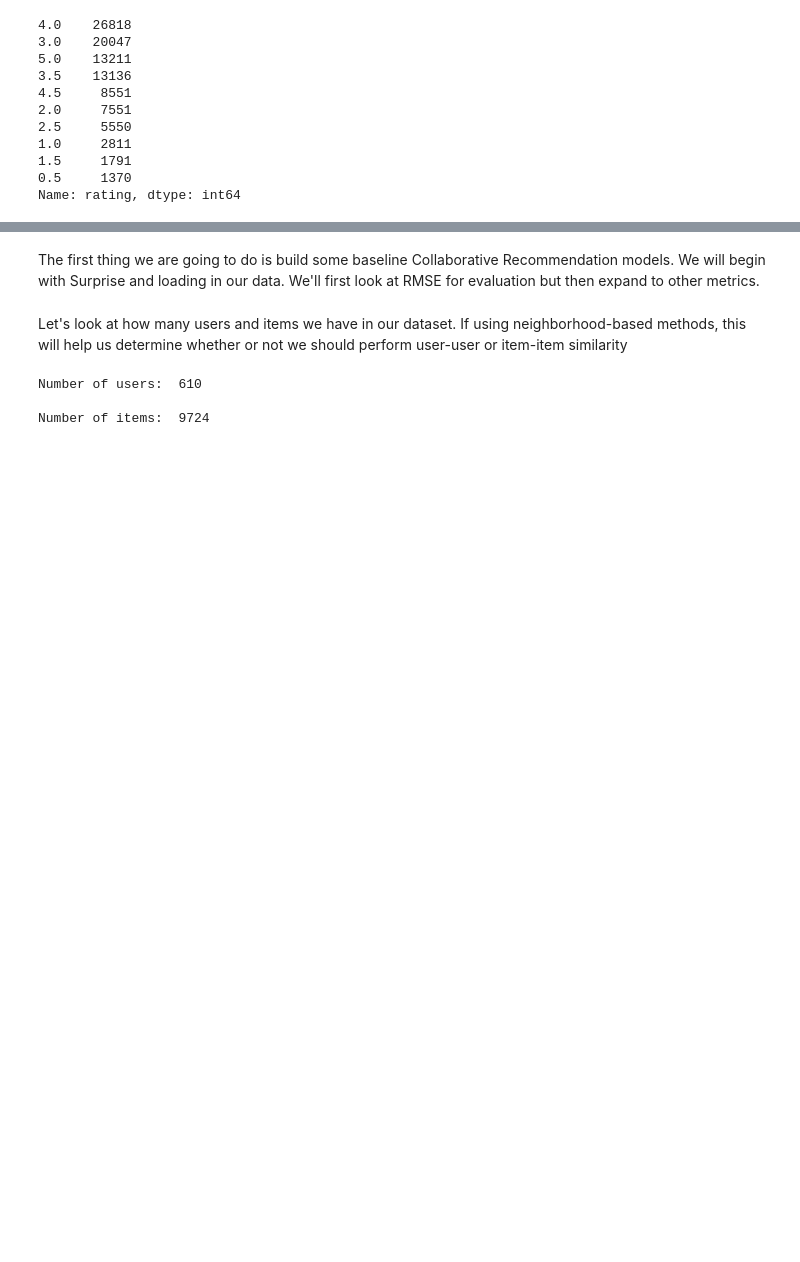
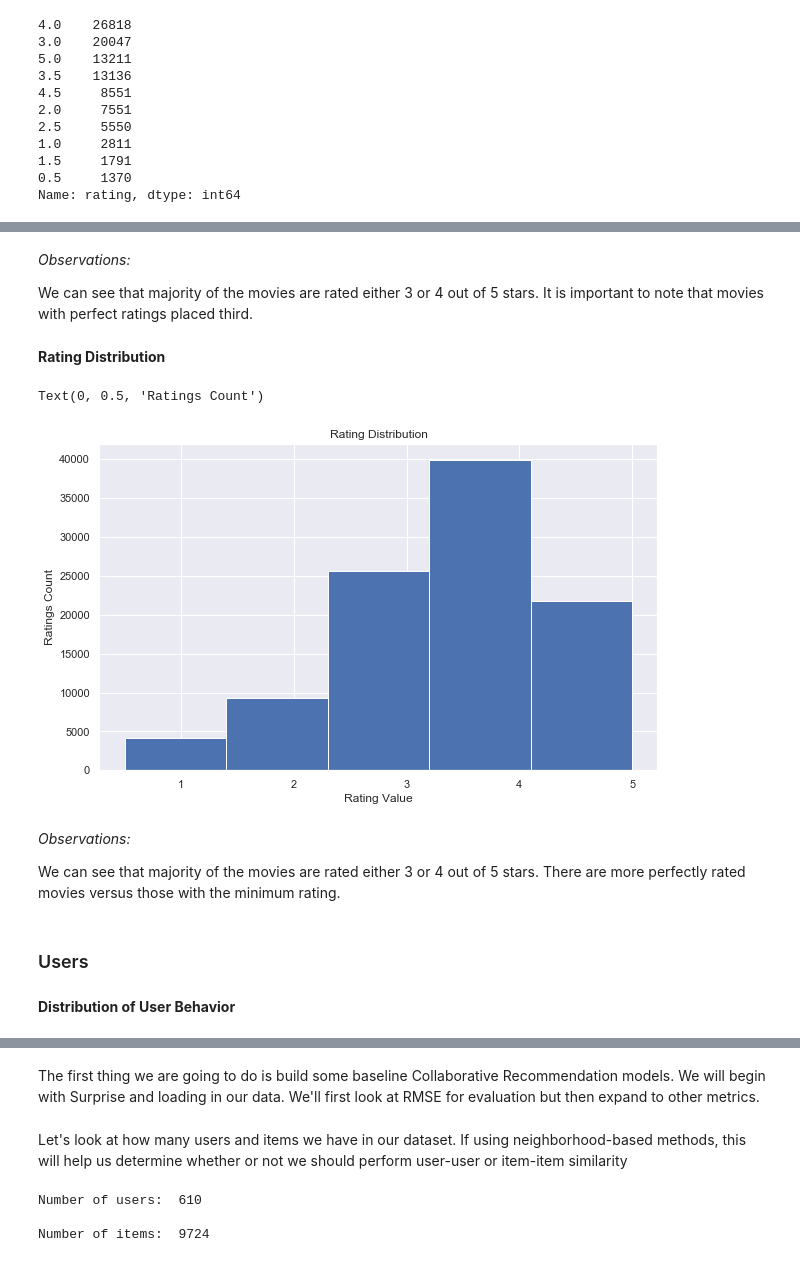
Before and after one commit to CaryMosley/Mod4ProjectRecommendation, a Jupyter notebook: RecSystem.ipynb, the cells around one changed output, grey strips where cells are left out. Cells and saved outputs as stored; diff of their text form; code cells hidden in the pictures; blank space fills up the shorter version.

```diff
--- a/RecSystem.ipynb
+++ b/RecSystem.ipynb
@@ -156,0 +253,23 @@ plt.show()
+# %% [markdown]
+*Observations:*
+
+We can see that majority of the movies are rated either 3 or 4 out of 5 stars. It is important to note that movies with perfect ratings placed third.
+# %% [markdown]
+**Rating Distribution**
+# %%
+plt.figure(figsize=(10,6))
+plt.hist(ratings_df['rating'], bins = 5)
+plt.title('Rating Distribution')
+plt.xlabel('Rating Value')
+plt.ylabel('Ratings Count')
+# %% [output]
+Text(0, 0.5, 'Ratings Count')
+[figure, added]
+# %% [markdown]
+*Observations:*
+
+We can see that majority of the movies are rated either 3 or 4 out of 5 stars. There are more perfectly rated movies versus those with the minimum rating.
+# %% [markdown]
+### Users
+# %% [markdown]
+**Distribution of User Behavior**
```
Also changed, not shown: parts of 113 cells of this notebook.
